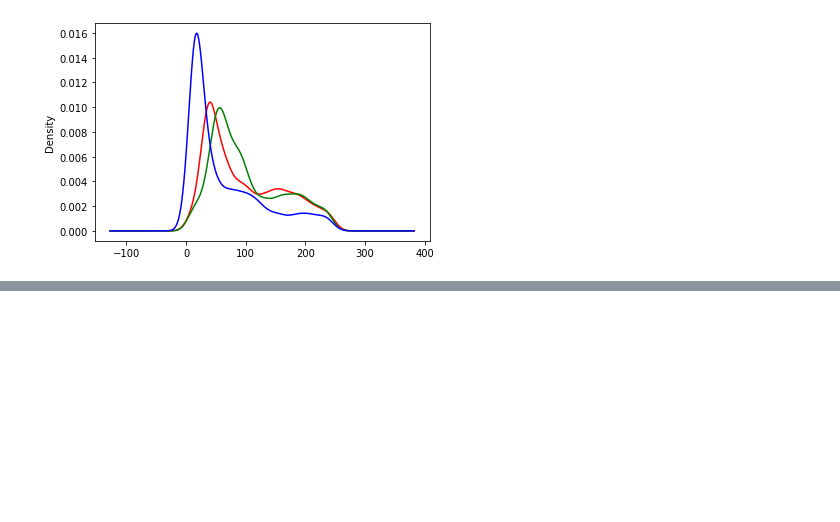
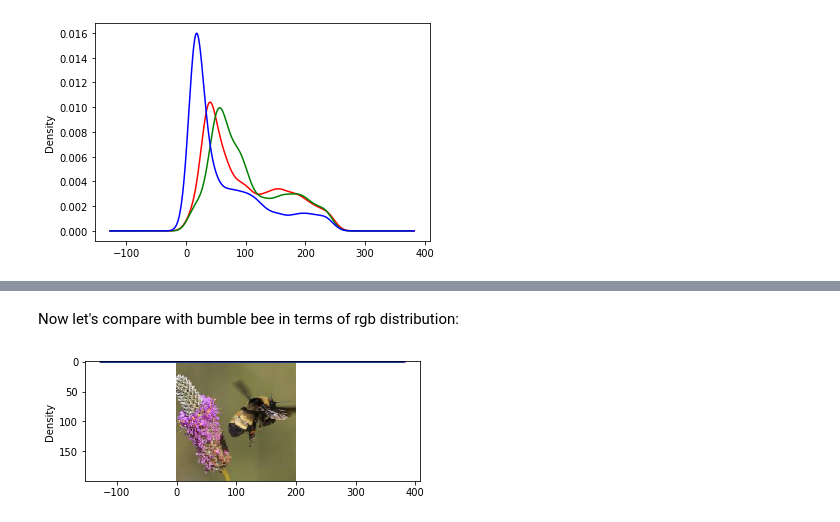
Before and after one commit to juansantateresa/juan, a Jupyter notebook: Projects/Naïve Bees Image Loading and Processing.ipynb, the cells around one changed output, grey strips where cells are left out. Drawn from its saved outputs; the diff is of its cells as text; code cells hidden in the pictures; blank space fills up the shorter version.

```diff
--- a/Projects/Naïve Bees Image Loading and Processing.ipynb
+++ b/Projects/Naïve Bees Image Loading and Processing.ipynb
@@ -139,0 +178,9 @@ plot_rgb(img_data)
+# %% [markdown]
+Now let's compare with bumble bee in terms of rgb distribution:
+# %%
+bumble = Image.open('dataset/images/train/3.jpg')
+plt.imshow(bumble)
+bumble_data = np.array(bumble)
+plot_rgb(bumble_data)
+# %% [output]
+[figure, added]
```
Also changed, not shown: parts of 10 cells of this notebook.
